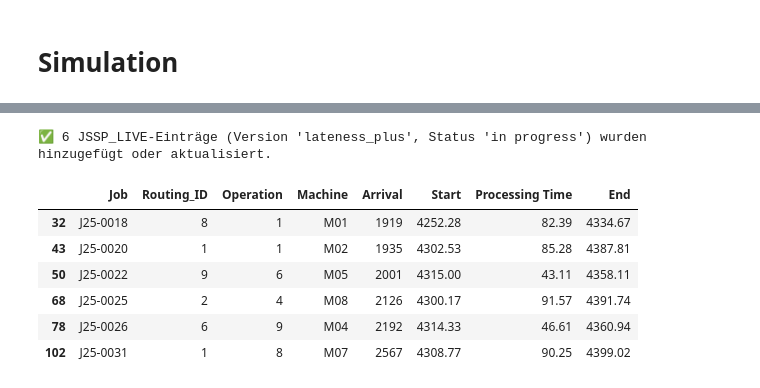
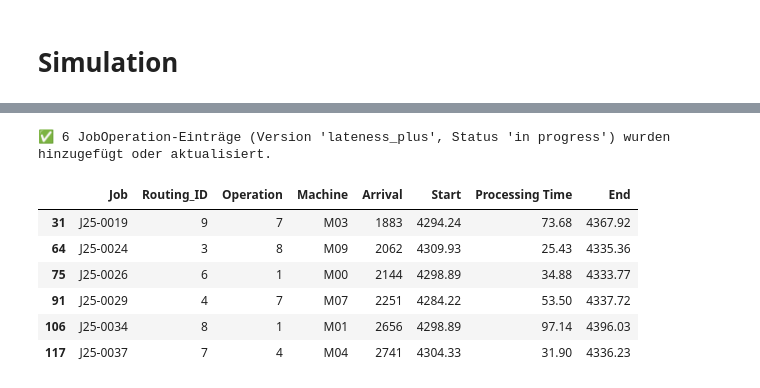
Before and after one commit to konrad-adamski/HTWD_Minimalinvasives_Job-Shop_Scheduling, a Jupyter notebook: notebooks/30_CP_Scheduling_Lateness_extra/Rescheduling_with_FirstOperation_Constraint.ipynb, the cells around one changed output, grey strips where cells are left out. Saved outputs shown, nothing was run; the diff lists cells and outputs as text; code cells hidden in the pictures.

Commit message:
new Simulation +

```diff
--- a/notebooks/30_CP_Scheduling_Lateness_extra/Rescheduling_with_FirstOperation_Constraint.ipynb
+++ b/notebooks/30_CP_Scheduling_Lateness_extra/Rescheduling_with_FirstOperation_Constraint.ipynb
@@ -366,7 +338,7 @@ df_ops_in_progess
 df_schedule = Schedule.get_schedule_as_dataframe(date=day_numb-1, version=this_version)
 
 # Hole die offenen Operationen für die enthaltenen Jobs
-df_open_ops = JSSP_LIVE.get_dataframe(version=this_version, jobs=df_schedule["Job"].unique().tolist(), status="open")
+df_open_ops = JobOperation.get_dataframe(version=this_version, jobs=df_schedule["Job"].unique().tolist(), status="open")
 
 # Mache ein Inner Join auf ["Job", "Operation"]
 df_schedule_prev = df_schedule.merge(df_open_ops[["Job", "Operation"]], on=["Job", "Operation"], how="inner")
@@ -393,0 +381,4 @@ df_schedule_prev
+# %%
+# Entfernung der Jobs (wo nur noch Operation in progress)
+df_jobs_times_curr = df_jobs_times_curr[df_jobs_times_curr["Job"].isin(df_jssp_curr["Job"].unique())].copy()
+df_jobs_times_curr
@@ -502,0 +471,6 @@ JSSP_LIVE.update_closed_jobs_from_operations(version="lateness_plus")
+# %%
+# previous "in progress" operations -> "finished"
+df_ops_in_progess_prev = JobOperation.get_dataframe(version=this_version, status="in progress")
+if df_ops_in_progess_prev is not None and not df_ops_in_progess_prev.empty:
+    df_ops_in_progess_prev_finished = df_ops_in_progess_prev[df_ops_in_progess_prev.End <= day_end]
+    JobOperation.add_from_dataframe(df_ops_in_progess_prev_finished, version=this_version, status="finished")
@@ -502,0 +479,6 @@ JSSP_LIVE.update_closed_jobs_from_operations(version="lateness_plus")
+# %%
+# "finished" operations from current simulation
+df_ops_finished = df_execution[df_execution.End < day_end]
+JobOperation.add_from_dataframe(df_ops_finished, version=this_version, status="finished")
+JobOperation.update_closed_jobs_from_operations(version=this_version)
+df_ops_finished
@@ -503,14 +501,15 @@ JSSP_LIVE.update_closed_jobs_from_operations(version="lateness_plus")
 # %%
+# "in progress" operations from current simulation
 df_ops_in_progess = df_execution[df_execution.End >= day_end]
-JSSP_LIVE.add_from_dataframe(df_ops_in_progess, version="lateness_plus", status="in progress")
+JobOperation.add_from_dataframe(df_ops_in_progess, version=this_version, status="in progress")
 df_ops_in_progess
 # %% [output]
-✅ 6 JSSP_LIVE-Einträge (Version 'lateness_plus', Status 'in progress') wurden hinzugefügt oder aktualisiert.
+✅ 6 JobOperation-Einträge (Version 'lateness_plus', Status 'in progress') wurden hinzugefügt oder aktualisiert.
 |  | Job | Routing_ID | Operation | Machine | Arrival | Start | Processing Time | End |
-| 32 | J25-0018 | 8 | 1 | M01 | 1919 | 4252.28 | 82.39 | 4334.67 |
-| 43 | J25-0020 | 1 | 1 | M02 | 1935 | 4302.53 | 85.28 | 4387.81 |
-| 50 | J25-0022 | 9 | 6 | M05 | 2001 | 4315.00 | 43.11 | 4358.11 |
-| 68 | J25-0025 | 2 | 4 | M08 | 2126 | 4300.17 | 91.57 | 4391.74 |
-| 78 | J25-0026 | 6 | 9 | M04 | 2192 | 4314.33 | 46.61 | 4360.94 |
-| 102 | J25-0031 | 1 | 8 | M07 | 2567 | 4308.77 | 90.25 | 4399.02 |
+| 31 | J25-0019 | 9 | 7 | M03 | 1883 | 4294.24 | 73.68 | 4367.92 |
+| 64 | J25-0024 | 3 | 8 | M09 | 2062 | 4309.93 | 25.43 | 4335.36 |
+| 75 | J25-0026 | 6 | 1 | M00 | 2144 | 4298.89 | 34.88 | 4333.77 |
+| 91 | J25-0029 | 4 | 7 | M07 | 2251 | 4284.22 | 53.50 | 4337.72 |
+| 106 | J25-0034 | 8 | 1 | M01 | 2656 | 4298.89 | 97.14 | 4396.03 |
+| 117 | J25-0037 | 7 | 4 | M04 | 2741 | 4304.33 | 31.90 | 4336.23 |
 # %%
```
Also changed, not shown: parts of 30 cells of this notebook, 22 other files.
